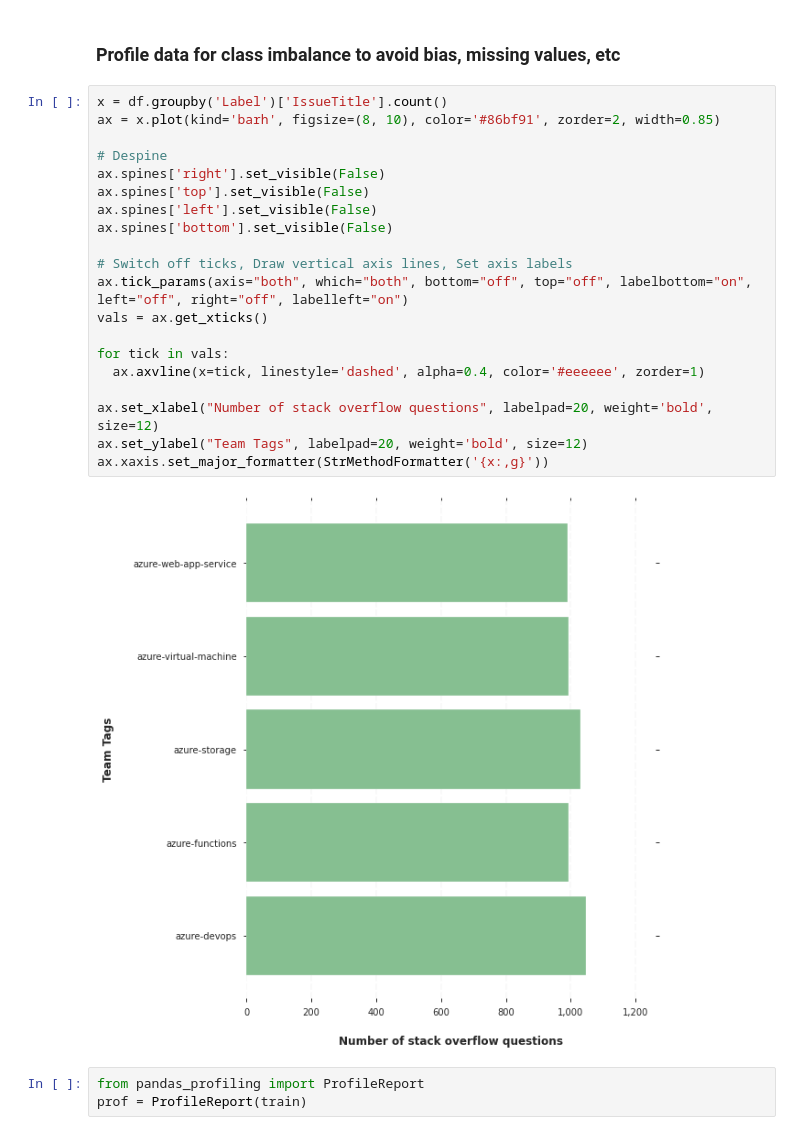
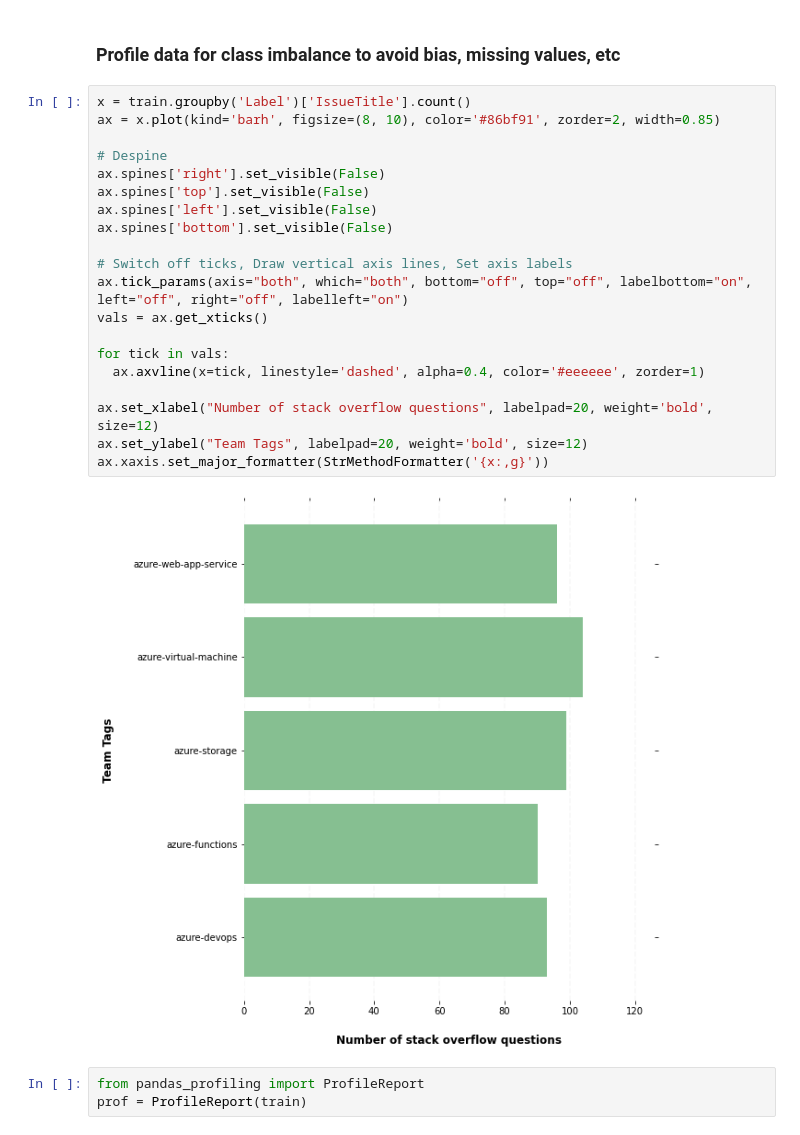
Before and after one commit to HarithaMaddi-MSFT/stackoverflow-demo, a Jupyter notebook: 1-finetune-bert-hyperparametersweep-deploy-to-aks.ipynb, the cells around one changed output. Saved outputs shown, nothing was run; the diff lists cells and outputs as text.

```diff
--- a/1-finetune-bert-hyperparametersweep-deploy-to-aks.ipynb
+++ b/1-finetune-bert-hyperparametersweep-deploy-to-aks.ipynb
@@ -125,27 +128,27 @@ train.head(10)
 # %% [markdown]
 ### Profile data for class imbalance to avoid bias, missing values, etc
 # %%
-x = df.groupby('Label')['IssueTitle'].count()
+x = train.groupby('Label')['IssueTitle'].count()
 ax = x.plot(kind='barh', figsize=(8, 10), color='#86bf91', zorder=2, width=0.85)
 
 # Despine
 ax.spines['right'].set_visible(False)
 ax.spines['top'].set_visible(False)
 ax.spines['left'].set_visible(False)
 ax.spines['bottom'].set_visible(False)
 
 # Switch off ticks, Draw vertical axis lines, Set axis labels
 ax.tick_params(axis="both", which="both", bottom="off", top="off", labelbottom="on", left="off", right="off", labelleft="on")
 vals = ax.get_xticks()
 
 for tick in vals:
   ax.axvline(x=tick, linestyle='dashed', alpha=0.4, color='#eeeeee', zorder=1)
 
 ax.set_xlabel("Number of stack overflow questions", labelpad=20, weight='bold', size=12)
 ax.set_ylabel("Team Tags", labelpad=20, weight='bold', size=12)
 ax.xaxis.set_major_formatter(StrMethodFormatter('{x:,g}'))
 # %% [output]
-[figure, old version]
+[figure, new version]
 # %%
 from pandas_profiling import ProfileReport
 prof = ProfileReport(train)
```
Also changed, not shown: parts of 8 cells of this notebook, 43 other files.
